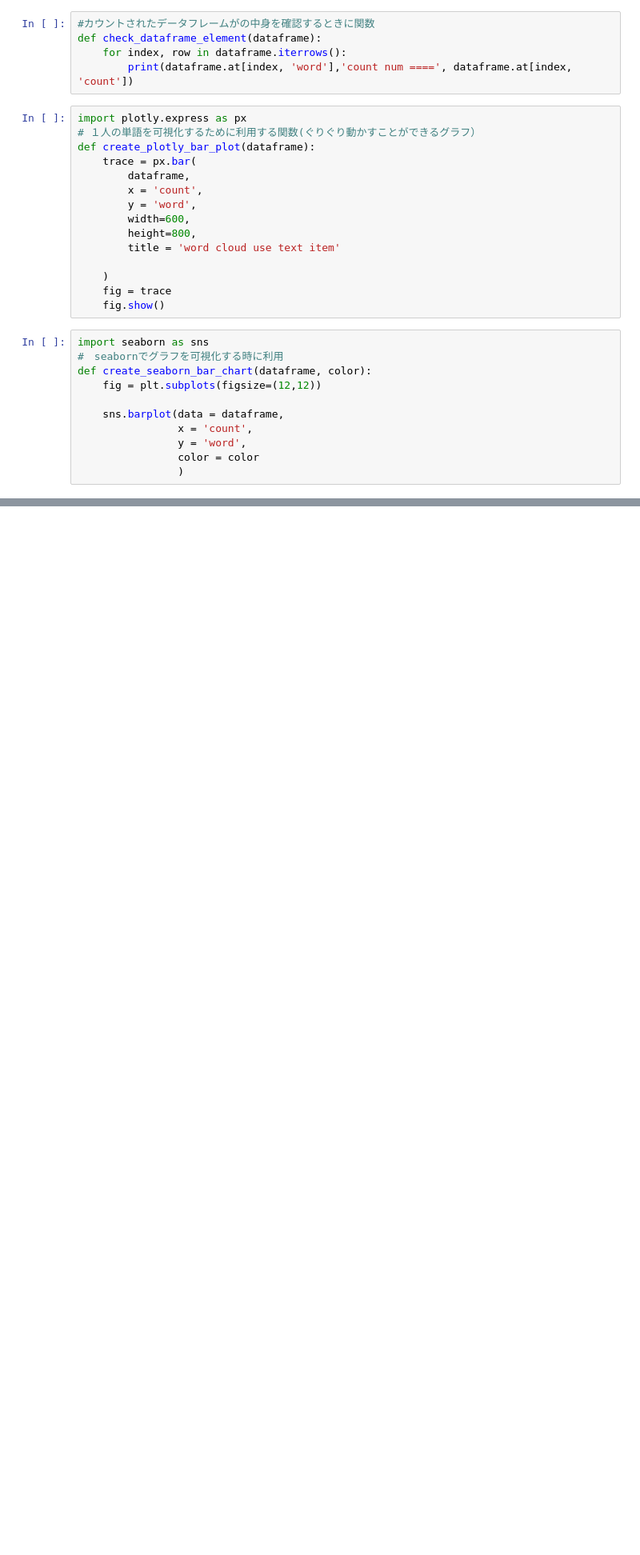
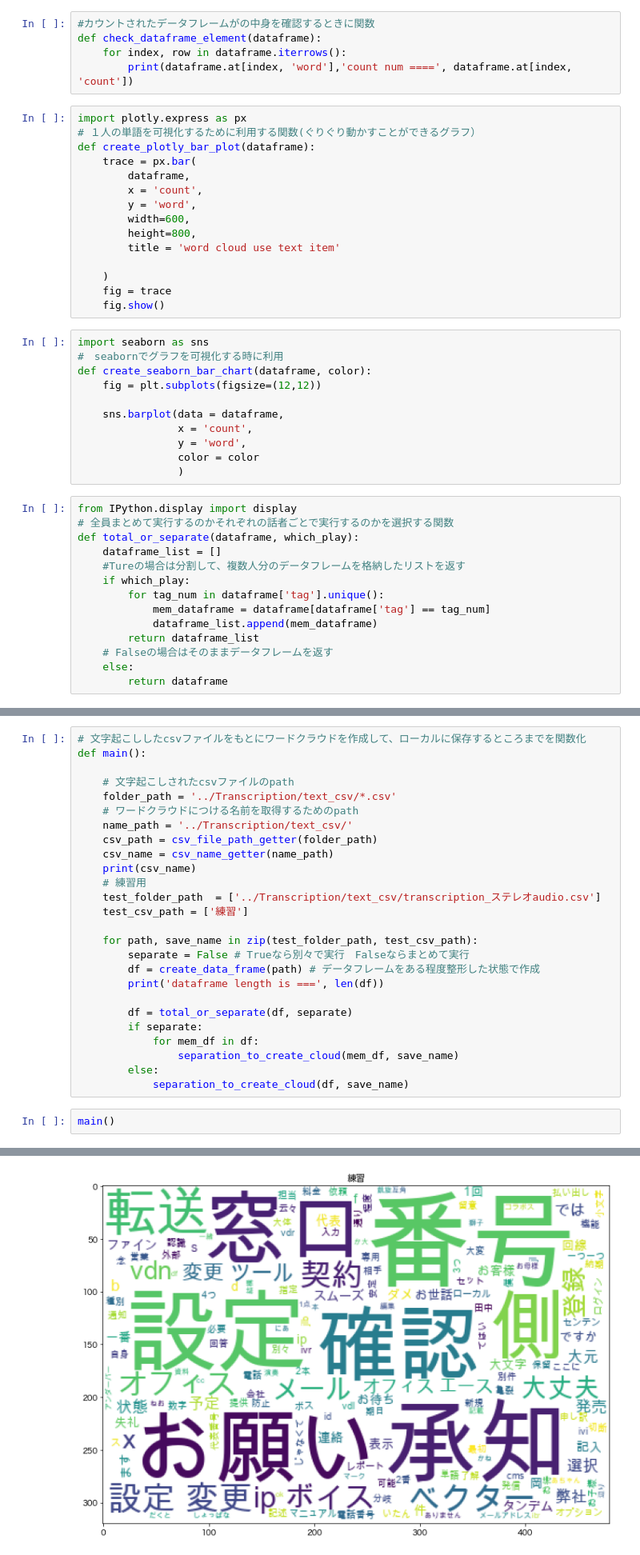
Before and after one commit to Apoaporon/training_python, a Jupyter notebook: Transcription/Textmining.ipynb, the cells around one changed output, grey strips where cells are left out. Shown at 80% size. Saved outputs shown, nothing was run; the diff lists cells and outputs as text; blank space fills up the shorter version.

```diff
--- a/Transcription/Textmining.ipynb
+++ b/Transcription/Textmining.ipynb
@@ -256,4 +256,18 @@ def create_seaborn_bar_chart(dataframe, color):
                 y = 'word',
                 color = color
                 )
+# %%
+from IPython.display import display
+# 全員まとめて実行するのかそれぞれの話者ごとで実行するのかを選択する関数
+def total_or_separate(dataframe, which_play):
+    dataframe_list = []
+    #Tureの場合は分割して、複数人分のデータフレームを格納したリストを返す
+    if which_play:
+        for tag_num in dataframe['tag'].unique():
+            mem_dataframe = dataframe[dataframe['tag'] == tag_num]
+            dataframe_list.append(mem_dataframe)
+        return dataframe_list
+    # Falseの場合はそのままデータフレームを返す
+    else:
+        return dataframe
 # %%
@@ -319,0 +296,29 @@ dataframe length is === 150
+# %%
+# 文字起こししたcsvファイルをもとにワードクラウドを作成して、ローカルに保存するところまでを関数化
+def main():
+
+    # 文字起こしされたcsvファイルのpath
+    folder_path = '../Transcription/text_csv/*.csv'
+    # ワードクラウドにつける名前を取得するためのpath
+    name_path = '../Transcription/text_csv/'
+    csv_path = csv_file_path_getter(folder_path)
+    csv_name = csv_name_getter(name_path)
+    print(csv_name)
+    # 練習用
+    test_folder_path  = ['../Transcription/text_csv/transcription_ステレオaudio.csv']
+    test_csv_path = ['練習']
+
+    for path, save_name in zip(test_folder_path, test_csv_path):
+        separate = False # Trueなら別々で実行　Falseならまとめて実行
+        df = create_data_frame(path) # データフレームをある程度整形した状態で作成
+        print('dataframe length is ===', len(df))
+
+        df = total_or_separate(df, separate)
+        if separate:
+            for mem_df in df:
+                separation_to_create_cloud(mem_df, save_name)
+        else:
+            separation_to_create_cloud(df, save_name)
+# %%
+main()
+# %% [output]
@@ -319,0 +343 @@ dataframe length is === 150
+[figure, added]
```
Also changed, not shown: parts of 3 cells of this notebook.
